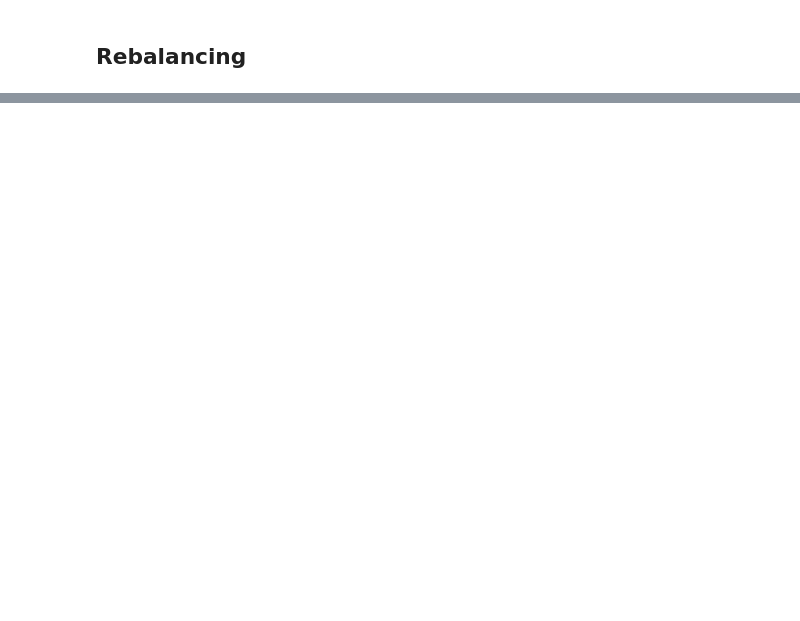
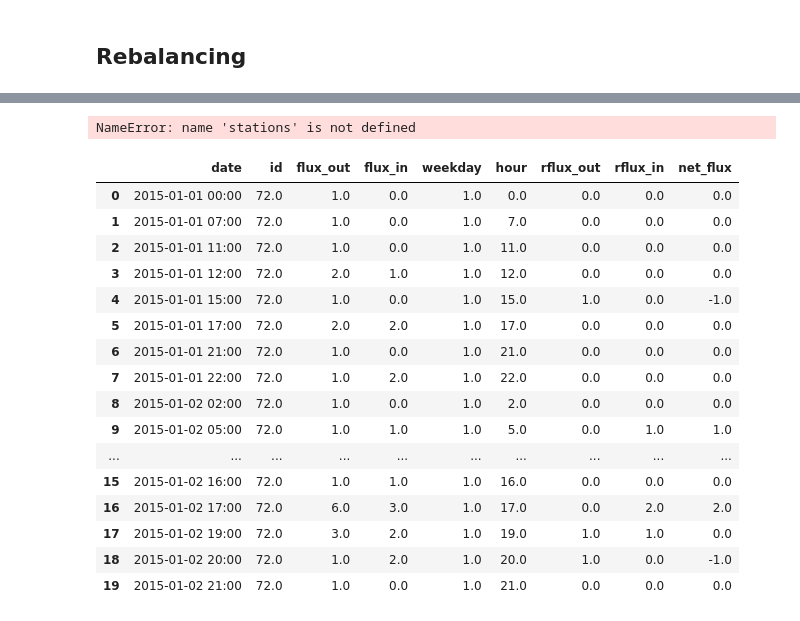
Before and after one commit to djevans071/Rebalancing-Citibike, a Jupyter notebook: Rebalancing.ipynb, the cells around one changed output, grey strips where cells are left out. Drawn from its saved outputs; the diff is of its cells as text; code cells hidden in the pictures; blank space fills up the shorter version.

```diff
--- a/Rebalancing.ipynb
+++ b/Rebalancing.ipynb
@@ -293,0 +176,19 @@ find_rebal_events(df)
+# %%
+def transform_times(df):
+    # calculate approximate pickup and drop-off times for rebalancing trips
+    t_start = df.start_time
+    t_end = df.stop_time
+    time_diff = t_start - t_end
+
+    r_start = t_end + time_diff/3.
+    r_end = t_end + time_diff*(2/3.)
+
+    df['start_time'] = r_start
+    df['stop_time'] = r_end
+    return df.rename(columns = {'start_id':'stop_id', 'stop_id':'start_id'})
+
+rebal_df = transform_times(rebal_df)
+# %%
+rflux_out = create_fluxes(rebal_df, 'start_id', 'start_time', 'rflux_out')
+rflux_in = create_fluxes(rebal_df, 'stop_id', 'stop_time', 'rflux_in')
+rmerged = merge_fluxes(rflux_out, rflux_in)
@@ -293,0 +197,3 @@ find_rebal_events(df)
+# %%
+rmerged['net_flux'] = rmerged.rflux_in - rmerged.rflux_out
+rmerged
@@ -293,0 +239,26 @@ find_rebal_events(df)
+# %%
+a = pd.merge(merged, rmerged, how = 'outer', on=['date','id']).fillna(0)
+# %%
+stations.head()
+# %% [output]
+NameError: name 'stations' is not defined
+# %%
+a.head(20)
+# %% [output]
+|  | date | id | flux_out | flux_in | weekday | hour | rflux_out | rflux_in | net_flux |
+| 0 | 2015-01-01 00:00 | 72.0 | 1.0 | 0.0 | 1.0 | 0.0 | 0.0 | 0.0 | 0.0 |
+| 1 | 2015-01-01 07:00 | 72.0 | 1.0 | 0.0 | 1.0 | 7.0 | 0.0 | 0.0 | 0.0 |
+| 2 | 2015-01-01 11:00 | 72.0 | 1.0 | 0.0 | 1.0 | 11.0 | 0.0 | 0.0 | 0.0 |
+| 3 | 2015-01-01 12:00 | 72.0 | 2.0 | 1.0 | 1.0 | 12.0 | 0.0 | 0.0 | 0.0 |
+| 4 | 2015-01-01 15:00 | 72.0 | 1.0 | 0.0 | 1.0 | 15.0 | 1.0 | 0.0 | -1.0 |
+| 5 | 2015-01-01 17:00 | 72.0 | 2.0 | 2.0 | 1.0 | 17.0 | 0.0 | 0.0 | 0.0 |
+| 6 | 2015-01-01 21:00 | 72.0 | 1.0 | 0.0 | 1.0 | 21.0 | 0.0 | 0.0 | 0.0 |
+| 7 | 2015-01-01 22:00 | 72.0 | 1.0 | 2.0 | 1.0 | 22.0 | 0.0 | 0.0 | 0.0 |
+| 8 | 2015-01-02 02:00 | 72.0 | 1.0 | 0.0 | 1.0 | 2.0 | 0.0 | 0.0 | 0.0 |
+| 9 | 2015-01-02 05:00 | 72.0 | 1.0 | 1.0 | 1.0 | 5.0 | 0.0 | 1.0 | 1.0 |
+| ... | ... | ... | ... | ... | ... | ... | ... | ... | ... |
+| 15 | 2015-01-02 16:00 | 72.0 | 1.0 | 1.0 | 1.0 | 16.0 | 0.0 | 0.0 | 0.0 |
+| 16 | 2015-01-02 17:00 | 72.0 | 6.0 | 3.0 | 1.0 | 17.0 | 0.0 | 2.0 | 2.0 |
+| 17 | 2015-01-02 19:00 | 72.0 | 3.0 | 2.0 | 1.0 | 19.0 | 1.0 | 1.0 | 0.0 |
+| 18 | 2015-01-02 20:00 | 72.0 | 1.0 | 2.0 | 1.0 | 20.0 | 1.0 | 0.0 | -1.0 |
+| 19 | 2015-01-02 21:00 | 72.0 | 1.0 | 0.0 | 1.0 | 21.0 | 0.0 | 0.0 | 0.0 |
```
Also changed, not shown: parts of 61 cells of this notebook, 4 other files.
